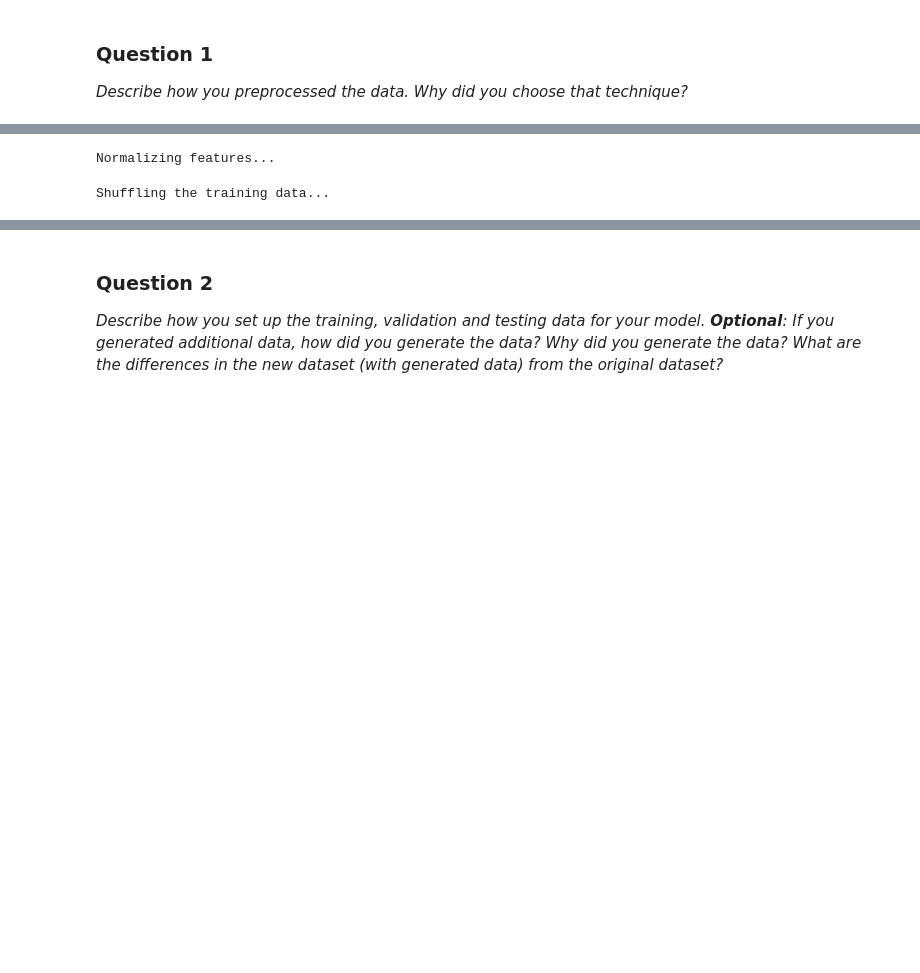
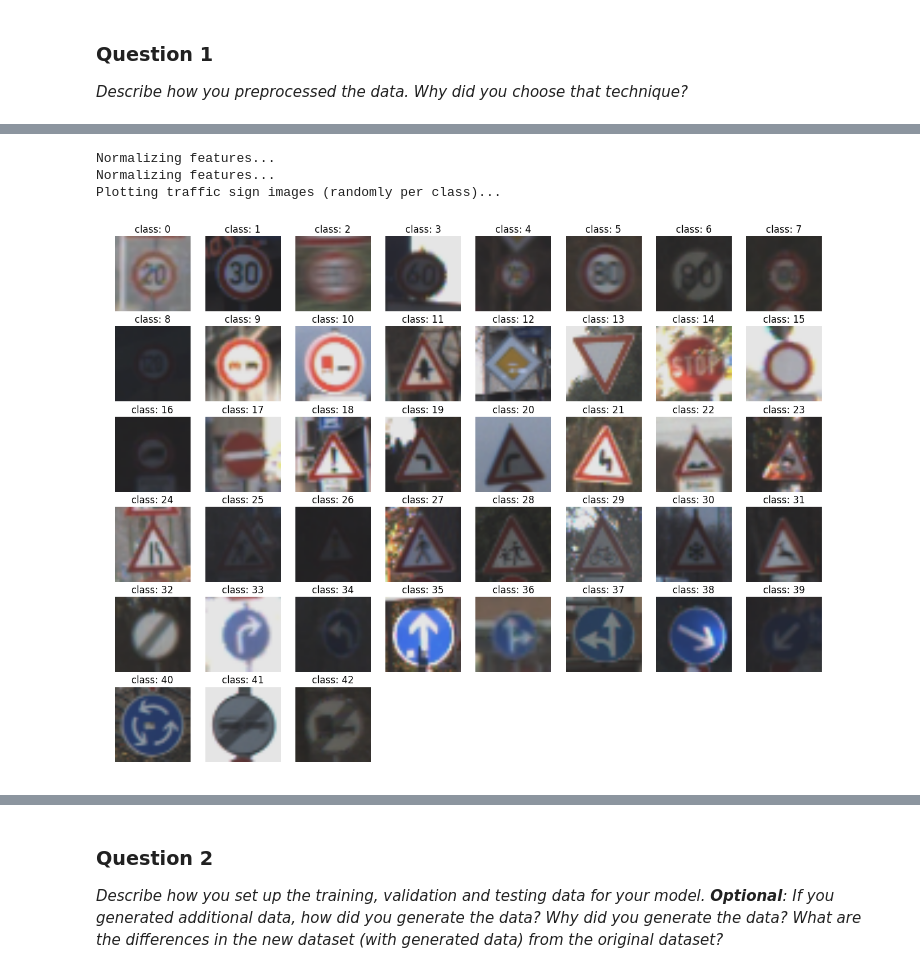
Before and after one commit to dankiman/CarND-Traffic-Sign-Classifier-Project, a Jupyter notebook: Traffic_Sign_Classifier.ipynb, the cells around one changed output, grey strips where cells are left out. Saved outputs shown, nothing was run; the diff lists cells and outputs as text; code cells hidden in the pictures; blank space fills up the shorter version.

```diff
--- a/Traffic_Sign_Classifier.ipynb
+++ b/Traffic_Sign_Classifier.ipynb
@@ -192,21 +198,19 @@ _Describe how you preprocessed the data. Why did you choose that technique?_
 # %%
 ### Generate data additional data (OPTIONAL!)
 def normalize(image_data):
     """
     Normalize the image data with Min-Max scaling to a range of [0.1, 0.9]
     :param image_data: The image data to be normalized
     :return: Normalized image data
     """
     print('Normalizing features...')
     return (image_data * 0.8) / 255. + 0.1
 
 X_train = normalize(X_train)
+X_test = normalize(X_test)
+plot_grid(X_train, y_train)
 # %% [output]
 Normalizing features...
+Normalizing features...
+Plotting traffic sign images (randomly per class)...
+[figure, added]
-# %%
-# Initial shuffle of labels and features
-print("Shuffling the training data...")
-from sklearn.utils import shuffle
-X_train, y_train = shuffle(X_train, y_train)
-# %% [output]
-Shuffling the training data...
```
Also changed, not shown: parts of 41 cells of this notebook, 22 other files.
